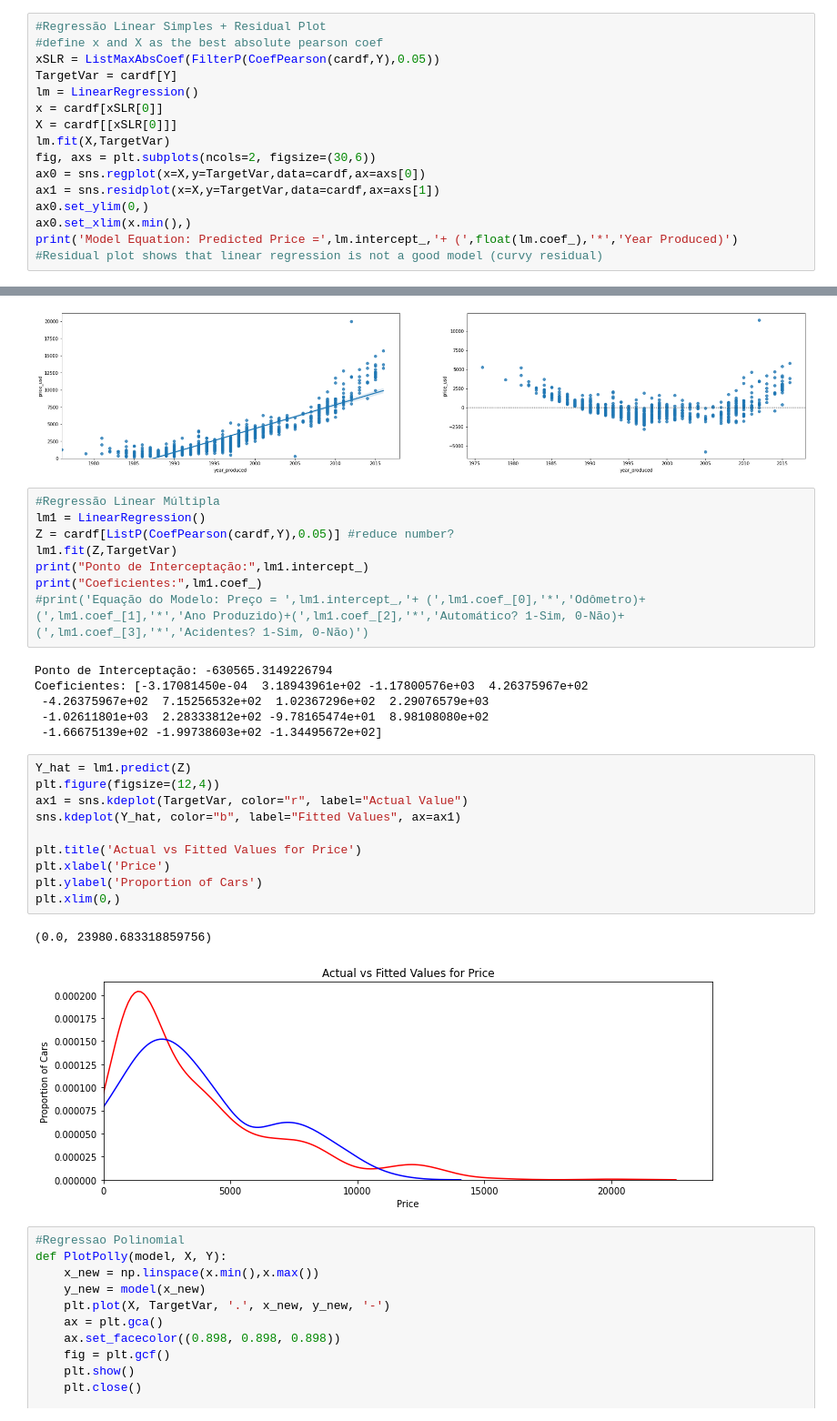
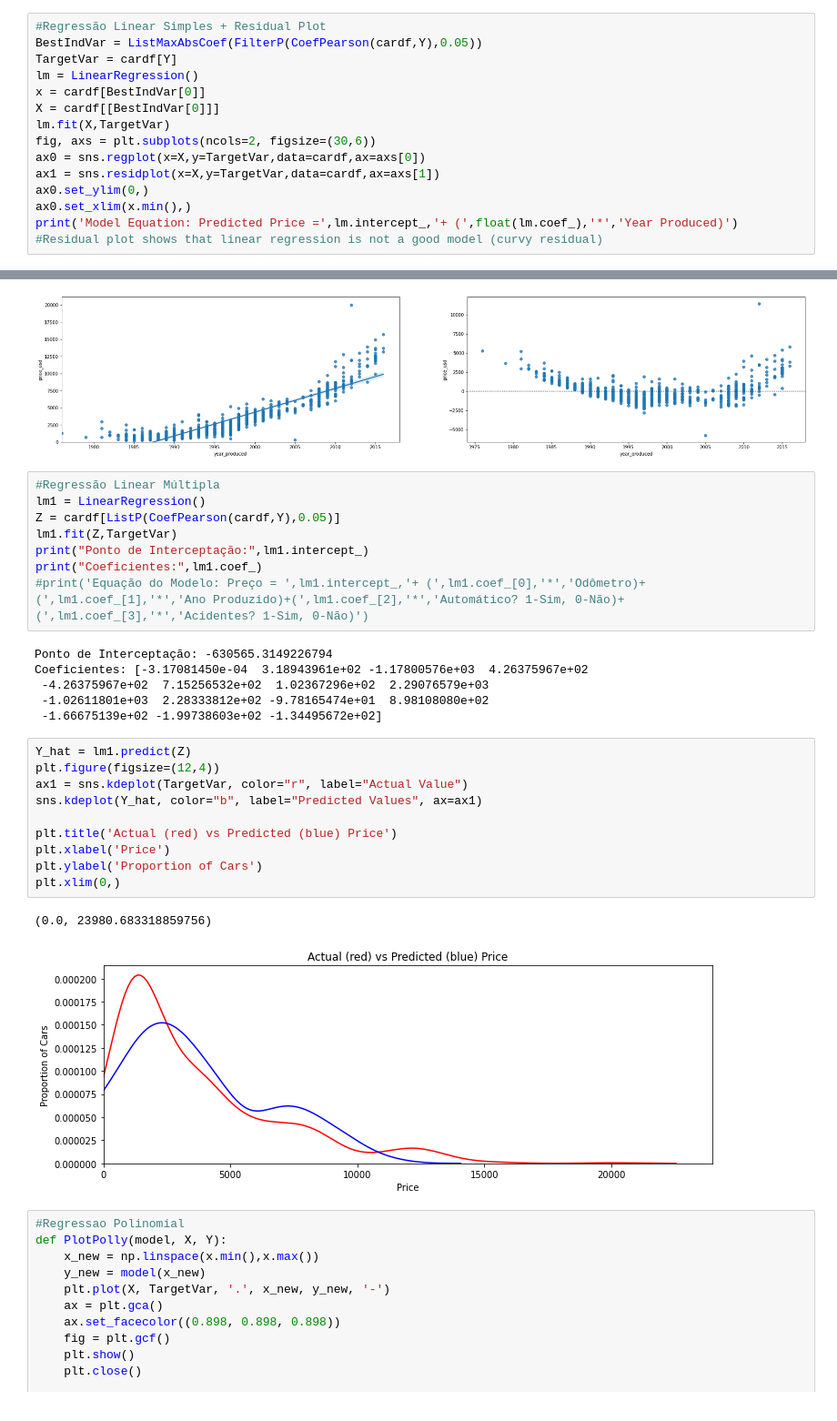
Before and after one commit to grtfreitas/PredictiveModelingRegression, a Jupyter notebook: PredictiveModelingRegression.ipynb, the cells around one changed output, grey strips where cells are left out. Shown at 91% size. Cells and saved outputs as stored; diff of their text form.

```diff
--- a/PredictiveModelingRegression.ipynb
+++ b/PredictiveModelingRegression.ipynb
@@ -127,12 +88,11 @@ ListMaxAbsCoef(FilterP(CoefPearson(cardf,Y),0.05)) #use only this on PR and SLR
 #grp_year_produced.head()
 # %%
 #Regressão Linear Simples + Residual Plot
-#define x and X as the best absolute pearson coef
-xSLR = ListMaxAbsCoef(FilterP(CoefPearson(cardf,Y),0.05))
+BestIndVar = ListMaxAbsCoef(FilterP(CoefPearson(cardf,Y),0.05))
 TargetVar = cardf[Y]
 lm = LinearRegression()
-x = cardf[xSLR[0]]
-X = cardf[[xSLR[0]]]
+x = cardf[BestIndVar[0]]
+X = cardf[[BestIndVar[0]]]
 lm.fit(X,TargetVar)
 fig, axs = plt.subplots(ncols=2, figsize=(30,6))
 ax0 = sns.regplot(x=X,y=TargetVar,data=cardf,ax=axs[0])
@@ -147,7 +107,7 @@ Model Equation: Predicted Price = -687740.0671526314 + ( 346.0436035430563 * Yea
 # %%
 #Regressão Linear Múltipla
 lm1 = LinearRegression()
-Z = cardf[ListP(CoefPearson(cardf,Y),0.05)] #reduce number?
+Z = cardf[ListP(CoefPearson(cardf,Y),0.05)]
 lm1.fit(Z,TargetVar)
 print("Ponto de Interceptação:",lm1.intercept_)
 print("Coeficientes:",lm1.coef_)
@@ -161,16 +121,16 @@ Coeficientes: [-3.17081450e-04  3.18943961e+02 -1.17800576e+03  4.26375967e+02
 # %%
 Y_hat = lm1.predict(Z)
 plt.figure(figsize=(12,4))
 ax1 = sns.kdeplot(TargetVar, color="r", label="Actual Value")
-sns.kdeplot(Y_hat, color="b", label="Fitted Values", ax=ax1)
+sns.kdeplot(Y_hat, color="b", label="Predicted Values", ax=ax1)
 
-plt.title('Actual vs Fitted Values for Price')
+plt.title('Actual (red) vs Predicted (blue) Price')
 plt.xlabel('Price')
 plt.ylabel('Proportion of Cars')
 plt.xlim(0,)
 # %% [output]
 (0.0, 23980.683318859756)
-[figure, old version]
+[figure, new version]
 # %%
 #Regressao Polinomial
 def PlotPolly(model, X, Y):
```
Also changed, not shown: parts of 9 cells of this notebook.
